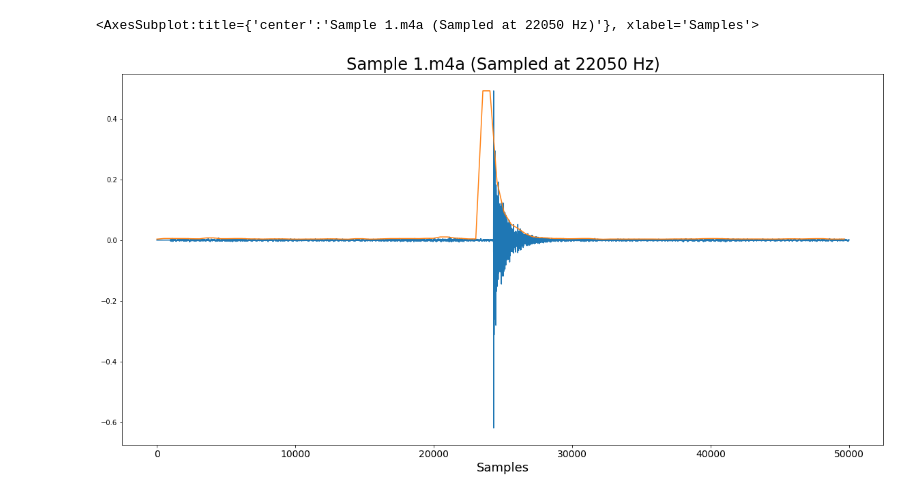
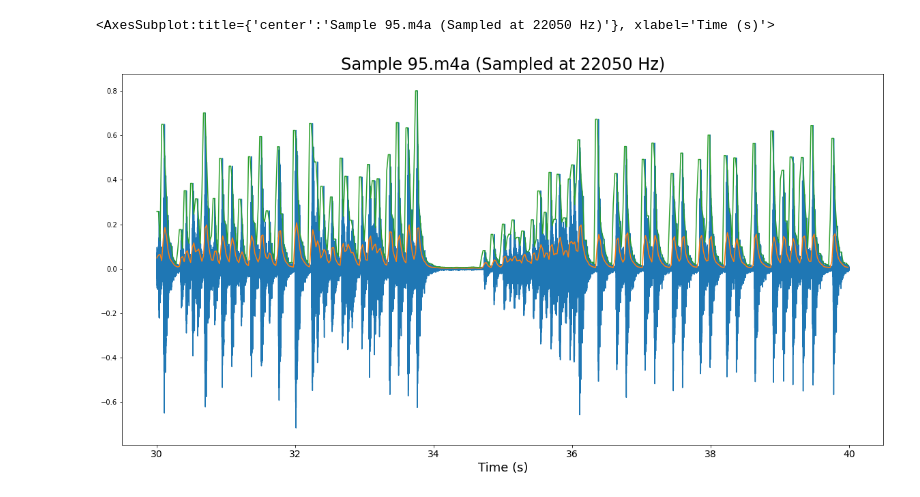
Before and after one commit to prestondunton/rhythm_regression, a Jupyter notebook: Testing.ipynb, the cells around one changed output. Drawn from its saved outputs; the diff is of its cells as text; code cells hidden in the pictures.

```diff
--- a/Testing.ipynb
+++ b/Testing.ipynb
@@ -8,10 +7,10 @@ import librosa
 import warnings
 warnings.filterwarnings('ignore')
 # %%
-sample_name = 'Sample 1.m4a'
+sample_name = 'Sample 95.m4a'
 sample_path = f'./data/audio/{sample_name}'
 
-# ipd.Audio(filename=sample_path)
+# ipd.Audio(filename=sample_path) # doesn't work in VS Code
 # %%
 audio, sampling_rate = librosa.load(sample_path)
 
@@ -29,5 +32,8 @@ nbt.plot_signal(audio, title=sample_name, units='samples', time_range=(20000,300
 # %%
-nbt.plot_amplitude_envelope(audio, title=sample_name, units='samples', time_range=(0,50000))
+tr = (30,40)
+
+axs = nbt.plot_rms_energy(audio, title=sample_name, time_range=tr)
+nbt.plot_amplitude_envelope(audio, title=sample_name, time_range=tr, axs=axs, original_signal=False)
 # %% [output]
-<AxesSubplot:title={'center':'Sample 1.m4a (Sampled at 22050 Hz)'}, xlabel='Samples'>
+<AxesSubplot:title={'center':'Sample 95.m4a (Sampled at 22050 Hz)'}, xlabel='Time (s)'>
-[figure, old version]
+[figure, new version]
```
Also changed, not shown: parts of 4 cells of this notebook, 3 other files.
